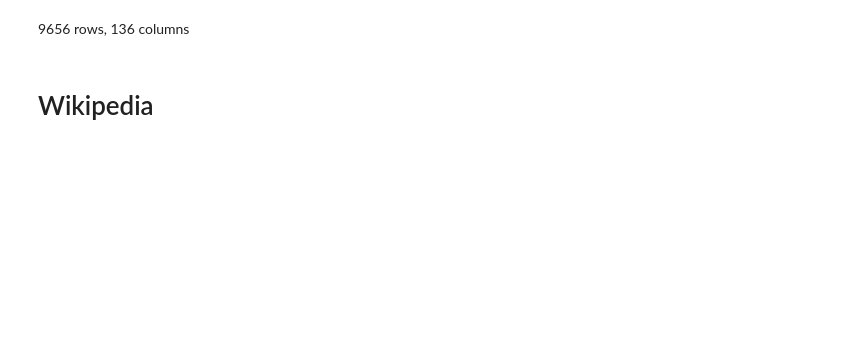
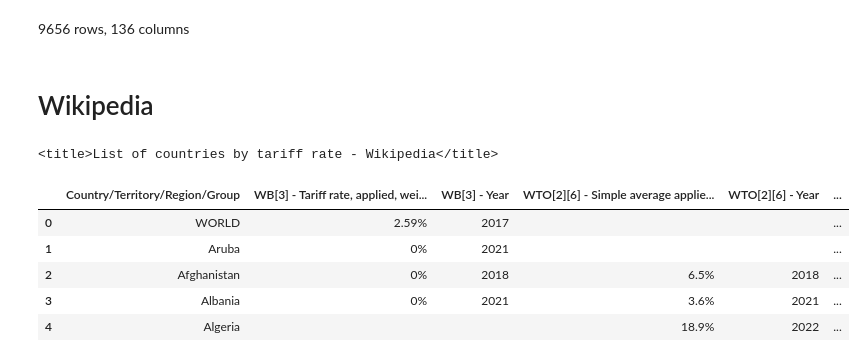
Before and after one commit to linneasandersen/dalas-project, a Jupyter notebook: DataCollection.ipynb, the cells around one changed output. Saved outputs shown, nothing was run; the diff lists cells and outputs as text; code cells hidden in the pictures; blank space fills up the shorter version.

Commit message:
wiki

```diff
--- a/DataCollection.ipynb
+++ b/DataCollection.ipynb
@@ -228,3 +224,73 @@ print(df.head())
 9656 rows, 136 columns
 # %% [markdown]
 # Wikipedia
+# %%
+url = "https://en.wikipedia.org/wiki/List_of_countries_by_tariff_rate"
+r = request.Request(url, headers={"User-Agent": "Mozilla/5.0"})
+
+request_text = request.urlopen(r).read()
+page = bs4.BeautifulSoup(request_text, "lxml")
+print(page.find("title"))
+# %% [output]
+<title>List of countries by tariff rate - Wikipedia</title>
+# %%
+tableau_participants = page.find('table', {'class' : 'wikitable'})
+table_body = tableau_participants.find('tbody')
+rows = table_body.find_all('tr')
+
+header_row1 = rows[0].find_all(['th', 'td'])
+header_row2 = rows[1].find_all(['th', 'td'])
+
+header1_text = [cell.get_text(strip=True) for cell in header_row1]
+header2_text = [cell.get_text(strip=True) for cell in header_row2]
+
+combined_headers = [header1_text[0]]
+combined_headers.append(f"{header1_text[1]} - {header2_text[0]}")
+combined_headers.append(f"{header1_text[1]} - {header2_text[1]}")
+combined_headers.append(f"{header1_text[2]} - {header2_text[2]}")
+combined_headers.append(f"{header1_text[2]} - {header2_text[3]}")
+combined_headers.append(f"{header1_text[3]} - {header2_text[4]}")
+combined_headers.append(f"{header1_text[3]} - {header2_text[5]}")
+
+data_rows = rows[2:]
+
+results = []
+expected_cols = len(combined_headers)
+
+for row in data_rows:
+    cols = row.find_all(['th', 'td'])
+    cols = [ele.text.strip() for ele in cols]
+
+    if len(cols) > 3 and cols[3] == "EU member":
+        if len(cols) >= 6:
+            corrected_cols = cols[:4]
+            corrected_cols.append(None)
+            corrected_cols.append(cols[4])
+            corrected_cols.append(cols[5] if len(cols) > 5 else None)
+            cols = corrected_cols
+        else:
+             print(f"Warning: Row with 'EU member' has unexpected structure: {cols}")
+             while len(cols) < expected_cols:
+                cols.append(None)
+
+
+    while len(cols) < expected_cols:
+        cols.append(None)
+    if len(cols) > expected_cols:
+         print(f"Warning: Row still has more than {expected_cols} columns after processing: {cols}")
+         cols = cols[:expected_cols]
+
+
+    results.append(cols)
+
+df = pd.DataFrame(data=results, columns=combined_headers)
+
+display(df.head())
+display(df[df['WTO[2][6] - Simple average applied MFN tariff, all products'] == 'EU member'].head())
+# %% [output]
+|  | Country/Territory/Region/Group | WB[3] - Tariff rate, applied, wei... | WB[3] - Year | WTO[2][6] - Simple average applie... | WTO[2][6] - Year | ... |
+| 0 | WORLD | 2.59% | 2017 |  |  | ... |
+| 1 | Aruba | 0% | 2021 |  |  | ... |
+| 2 | Afghanistan | 0% | 2018 | 6.5% | 2018 | ... |
+| 3 | Albania | 0% | 2021 | 3.6% | 2021 | ... |
+| 4 | Algeria |  |  | 18.9% | 2022 | ... |
```
Also changed, not shown: parts of 9 cells of this notebook.
